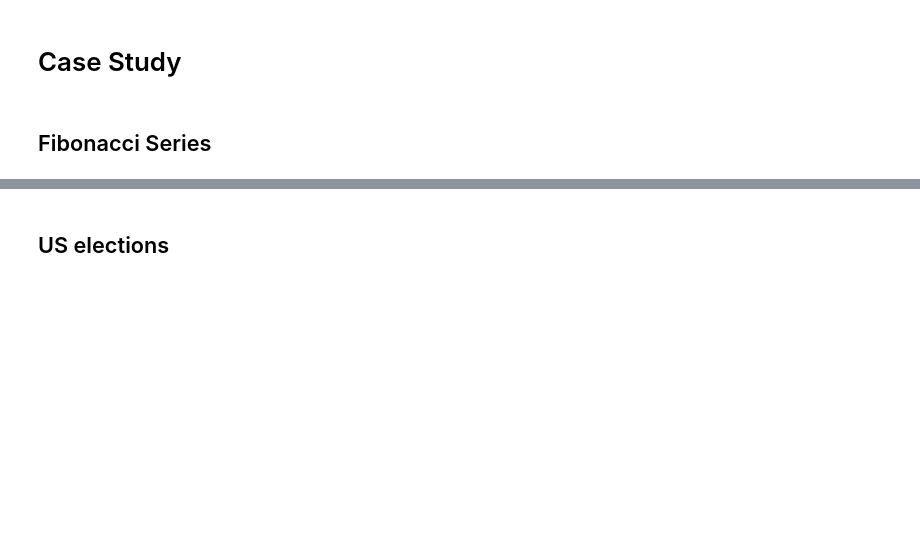
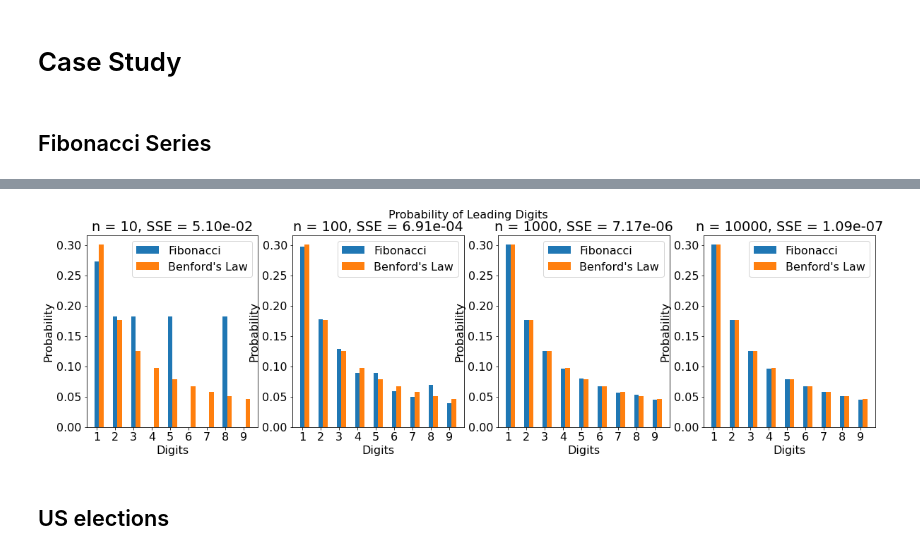
Before and after one commit to Amin-Debabeche/BD_Finance, a Jupyter notebook: src/cleaning.ipynb, the cells around one changed output, grey strips where cells are left out. Cells and saved outputs as stored; diff of their text form; code cells hidden in the pictures; blank space fills up the shorter version.

```diff
--- a/src/cleaning.ipynb
+++ b/src/cleaning.ipynb
@@ -123,23 +190,26 @@ print('Sum of squared errors is ', sse0)
 # %%
 fig, axs = plt.subplots(1, 4, figsize=(20,5))
 
 for i, ax in enumerate(axs):
     n = 10 ** (i + 1)
     fib_nums = fibonacci(n)
     leading_digit_prob = leading_digit_count(fib_nums)
     sse0 = np.sum((leading_digit_prob['prob'] - digit_probs) ** 2)
 
     ax.bar(leading_digit_prob['digit'], leading_digit_prob['prob'], width=0.25)
-    ax.bar(digits + 0.25, digit_probs, width = 0.25)
+    new_digits = [e+0.25 for e in digits]
+    ax.bar(new_digits, digit_probs, width = 0.25)
 
     ax.set_xticks(leading_digit_prob['digit'])
     ax.set_xlabel('Digits')
     ax.set_ylabel('Probability')
     ax.set_title(f'n = {n}, SSE = {sse0:.2e}')
 
     ax.legend(labels=['Fibonacci', "Benford's Law"])
 
 plt.suptitle(f'Probability of Leading Digits', fontsize=16)
 plt.show()
+# %% [output]
+[figure, added]
 # %% [markdown]
 ## US elections
```
Also changed, not shown: parts of 16 cells of this notebook.
